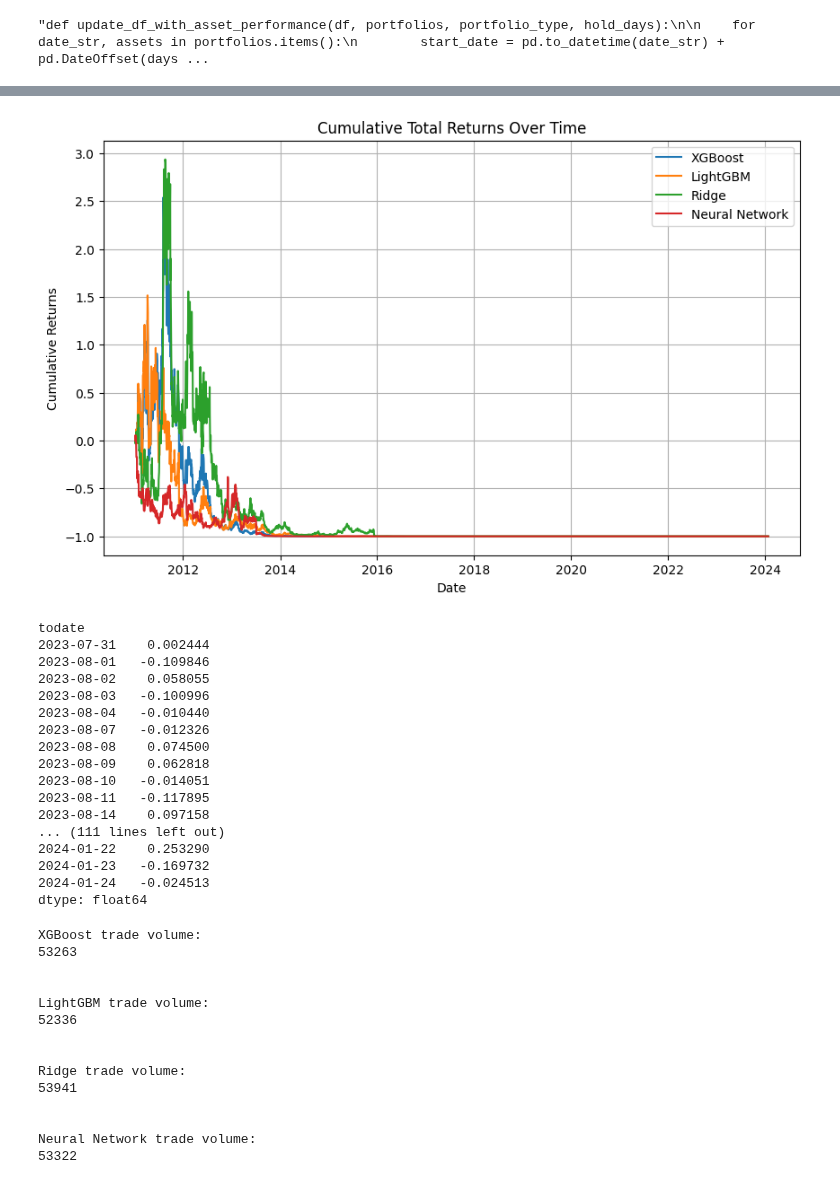
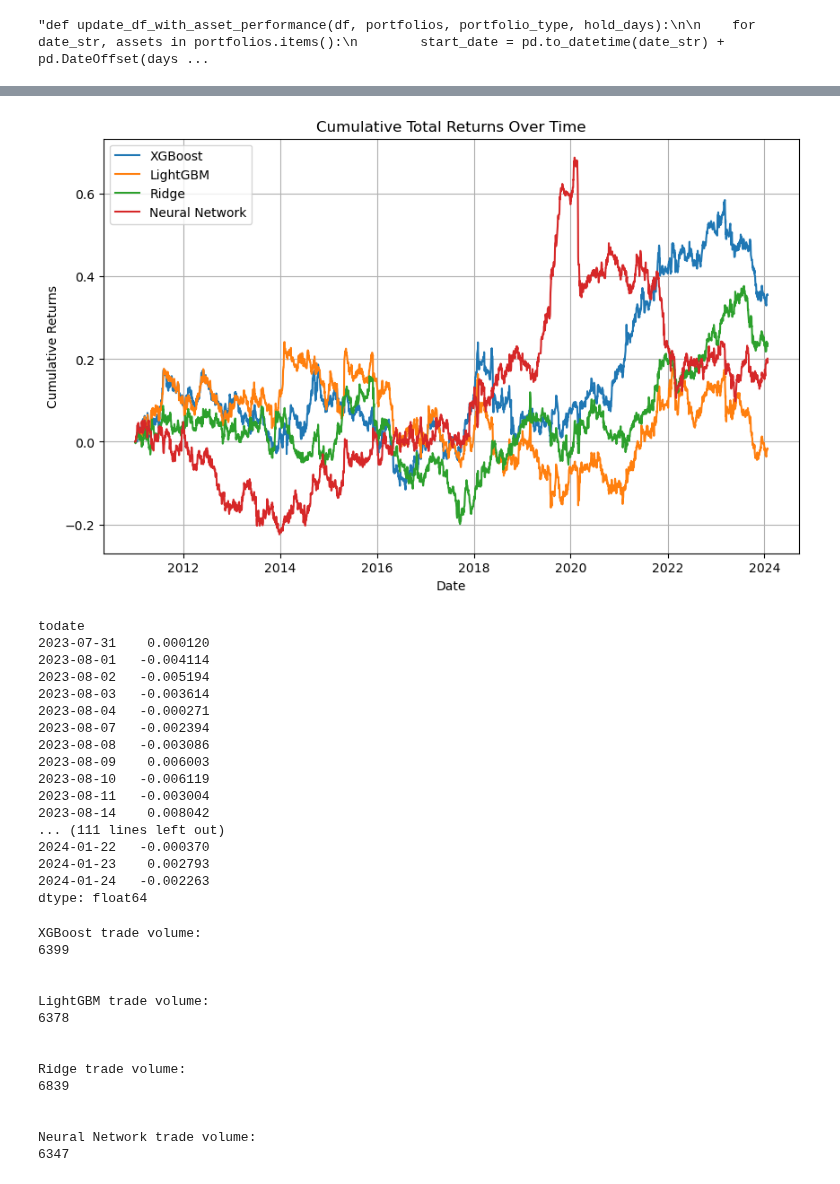
Before and after one commit to OscarAzrak/Master-thesis, a Jupyter notebook: Files/Codes.ipynb, the cells around one changed output, grey strips where cells are left out. Cells and saved outputs as stored; diff of their text form; code cells hidden in the pictures.

Commit message:
returns är mer rätt nu, börjat med benchmark portf

```diff
--- a/Files/Codes.ipynb
+++ b/Files/Codes.ipynb
@@ -168,10 +168,9 @@ for name, model in models.items():
 # %% [output]
 "def update_df_with_asset_performance(df, portfolios, portfolio_type, hold_days):\n\n    for date_str, assets in portfolios.items():\n        start_date = pd.to_datetime(date_str) + pd.DateOffset(days ...
 # %%
-"""import pandas as pd
+import pandas as pd
 import numpy as np
-
-def update_df_with_asset_performance(signals_df, portfolio_df, target_days, returns_df, target_volatility=0.10):
+"""def update_df_with_asset_performance(signals_df, portfolio_df, target_days, returns_df, target_volatility=0.10):
     # Calculate volatilities using the existing function for annualized volatility
     volatilities = calculate_annualized_volatility(returns_df.fillna(0))
 
@@ -208,10 +207,6 @@ def update_df_with_asset_performance(signals_df, portfolio_df, target_days, retu
 
     return portfolio_df
 
-# Example usage:
-# Assume df is your DataFrame where columns are assets and rows are dates with signals
-# target_days = 10
-# returns_df = DataFrame with returns data for volatility calculation
 
 
 
@@ -331,57 +315,57 @@ xgb_weights.tail(105)
 # %%
 import matplotlib.pyplot as plt
 
 # Sum the returns across all assets for each day to get the daily total returns for each model
 xgb_total_returns = xgb_returns.sum(axis=1)
 lgb_total_returns = lgb_returns.sum(axis=1)
 ridge_total_returns = ridge_returns.sum(axis=1)
 NN_total_returns = NN_returns.sum(axis=1)
 
 # Calculate the cumulative total returns for each model
-xgb_cumulative_total_returns = (1 + xgb_total_returns).cumprod() - 1
-lgb_cumulative_total_returns = (1 + lgb_total_returns).cumprod() - 1
-ridge_cumulative_total_returns = (1 + ridge_total_returns).cumprod() - 1
-NN_cumulative_total_returns = (1 + NN_total_returns).cumprod() - 1
+#xgb_cumulative_total_returns = (1 + xgb_total_returns).cumprod() - 1
+#lgb_cumulative_total_returns = (1 + lgb_total_returns).cumprod() - 1
+#ridge_cumulative_total_returns = (1 + ridge_total_returns).cumprod() - 1
+#NN_cumulative_total_returns = (1 + NN_total_returns).cumprod() - 1
 
 # use cumsum
-#xgb_cumulative_total_returns = xgb_total_returns.cumsum()
-#lgb_cumulative_total_returns = lgb_total_returns.cumsum()
-#ridge_cumulative_total_returns = ridge_total_returns.cumsum()
-#NN_cumulative_total_returns = NN_total_returns.cumsum()
+xgb_cumulative_total_returns = xgb_total_returns.cumsum()
+lgb_cumulative_total_returns = lgb_total_returns.cumsum()
+ridge_cumulative_total_returns = ridge_total_returns.cumsum()
+NN_cumulative_total_returns = NN_total_returns.cumsum()
 
 # Plot the cumulative total returns for each model
 plt.figure(figsize=(10, 6))
 plt.plot(xgb_cumulative_total_returns, label='XGBoost')
 plt.plot(lgb_cumulative_total_returns, label='LightGBM')
 plt.plot(ridge_cumulative_total_returns, label='Ridge')
 plt.plot(NN_cumulative_total_returns, label='Neural Network')
 plt.title('Cumulative Total Returns Over Time')
 plt.xlabel('Date')
 plt.ylabel('Cumulative Returns')
 plt.legend()
 plt.grid(True)
 plt.show()
 # %% [output]
-[figure, old version]
+[figure, new version]
 # %%
 xgb_total_returns.tail(125)
 # %% [output]
 todate
-2023-07-31    0.002444
-2023-08-01   -0.109846
-2023-08-02    0.058055
-2023-08-03   -0.100996
-2023-08-04   -0.010440
-2023-08-07   -0.012326
-2023-08-08    0.074500
-2023-08-09    0.062818
-2023-08-10   -0.014051
-2023-08-11   -0.117895
-2023-08-14    0.097158
+2023-07-31    0.000120
+2023-08-01   -0.004114
+2023-08-02   -0.005194
+2023-08-03   -0.003614
+2023-08-04   -0.000271
+2023-08-07   -0.002394
+2023-08-08   -0.003086
+2023-08-09    0.006003
+2023-08-10   -0.006119
+2023-08-11   -0.003004
+2023-08-14    0.008042
 ... (111 lines left out)
-2024-01-22    0.253290
-2024-01-23   -0.169732
-2024-01-24   -0.024513
+2024-01-22   -0.000370
+2024-01-23    0.002793
+2024-01-24   -0.002263
 dtype: float64
 # %%
 #print trade volume
@@ -399,16 +383,16 @@ print(NN_trade_volume.sum())
 print("\n")
 # %% [output]
 XGBoost trade volume:
-53263
+6399
 
 
 LightGBM trade volume:
-52336
+6378
 
 
 Ridge trade volume:
-53941
+6839
 
 
 Neural Network trade volume:
-53322
+6347
```
Also changed, not shown: parts of 14 cells of this notebook, 1 other file.
